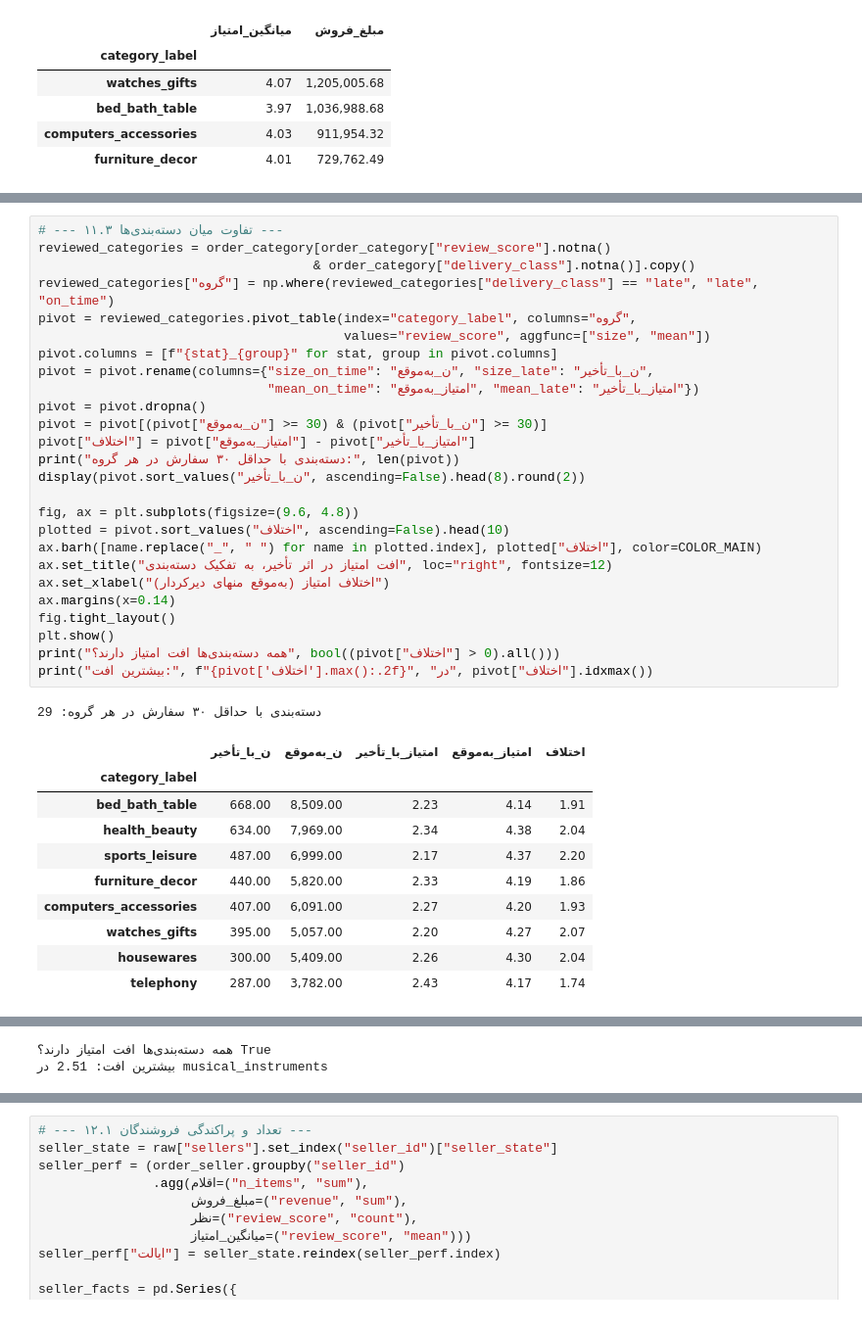
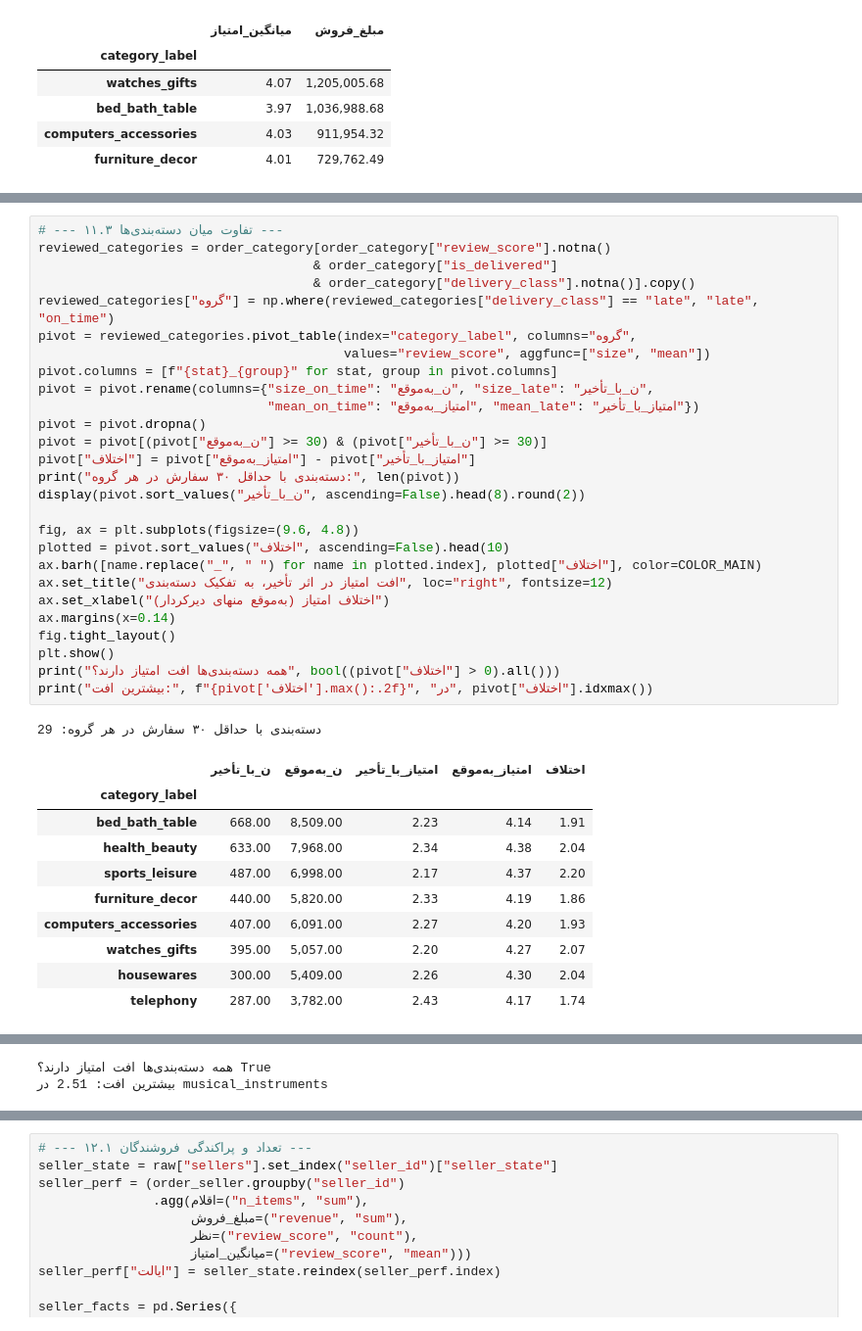
Before and after one commit to arashamgit/olist-pro, a Jupyter notebook: notebooks/olist_full_analysis.ipynb, the cells around one changed output, grey strips where cells are left out. Shown at 98% size. Cells and saved outputs as stored; diff of their text form.

```diff
--- a/notebooks/olist_full_analysis.ipynb
+++ b/notebooks/olist_full_analysis.ipynb
@@ -1373,36 +1606,37 @@ print("افت امتیاز از به‌موقع به بیش از ۷ روز:",
 # %%
 # --- ۱۱.۳ تفاوت میان دسته‌بندی‌ها ---
 reviewed_categories = order_category[order_category["review_score"].notna()
+                                    & order_category["is_delivered"]
                                     & order_category["delivery_class"].notna()].copy()
 reviewed_categories["گروه"] = np.where(reviewed_categories["delivery_class"] == "late", "late", "on_time")
 pivot = reviewed_categories.pivot_table(index="category_label", columns="گروه",
                                         values="review_score", aggfunc=["size", "mean"])
 pivot.columns = [f"{stat}_{group}" for stat, group in pivot.columns]
 pivot = pivot.rename(columns={"size_on_time": "ن_به‌موقع", "size_late": "ن_با_تأخیر",
                               "mean_on_time": "امتیاز_به‌موقع", "mean_late": "امتیاز_با_تأخیر"})
 pivot = pivot.dropna()
 pivot = pivot[(pivot["ن_به‌موقع"] >= 30) & (pivot["ن_با_تأخیر"] >= 30)]
 pivot["اختلاف"] = pivot["امتیاز_به‌موقع"] - pivot["امتیاز_با_تأخیر"]
 print("دسته‌بندی با حداقل ۳۰ سفارش در هر گروه:", len(pivot))
 display(pivot.sort_values("ن_با_تأخیر", ascending=False).head(8).round(2))
 
 fig, ax = plt.subplots(figsize=(9.6, 4.8))
 plotted = pivot.sort_values("اختلاف", ascending=False).head(10)
 ax.barh([name.replace("_", " ") for name in plotted.index], plotted["اختلاف"], color=COLOR_MAIN)
 ax.set_title("افت امتیاز در اثر تأخیر، به تفکیک دسته‌بندی", loc="right", fontsize=12)
 ax.set_xlabel("اختلاف امتیاز (به‌موقع منهای دیرکردار)")
 ax.margins(x=0.14)
 fig.tight_layout()
 plt.show()
 print("همه دسته‌بندی‌ها افت امتیاز دارند؟", bool((pivot["اختلاف"] > 0).all()))
 print("بیشترین افت:", f"{pivot['اختلاف'].max():.2f}", "در", pivot["اختلاف"].idxmax())
 # %% [output]
 دسته‌بندی با حداقل ۳۰ سفارش در هر گروه: 29
 |  | ن_با_تأخیر | ن_به‌موقع | امتیاز_با_تأخیر | امتیاز_به‌موقع | اختلاف |
 | category_label |  |  |  |  |  |
 | bed_bath_table | 668.00 | 8,509.00 | 2.23 | 4.14 | 1.91 |
-| health_beauty | 634.00 | 7,969.00 | 2.34 | 4.38 | 2.04 |
-| sports_leisure | 487.00 | 6,999.00 | 2.17 | 4.37 | 2.20 |
+| health_beauty | 633.00 | 7,968.00 | 2.34 | 4.38 | 2.04 |
+| sports_leisure | 487.00 | 6,998.00 | 2.17 | 4.37 | 2.20 |
 | furniture_decor | 440.00 | 5,820.00 | 2.33 | 4.19 | 1.86 |
 | computers_accessories | 407.00 | 6,091.00 | 2.27 | 4.20 | 1.93 |
 | watches_gifts | 395.00 | 5,057.00 | 2.20 | 4.27 | 2.07 |
```
Also changed, not shown: parts of 35 cells of this notebook, 1 other file.
